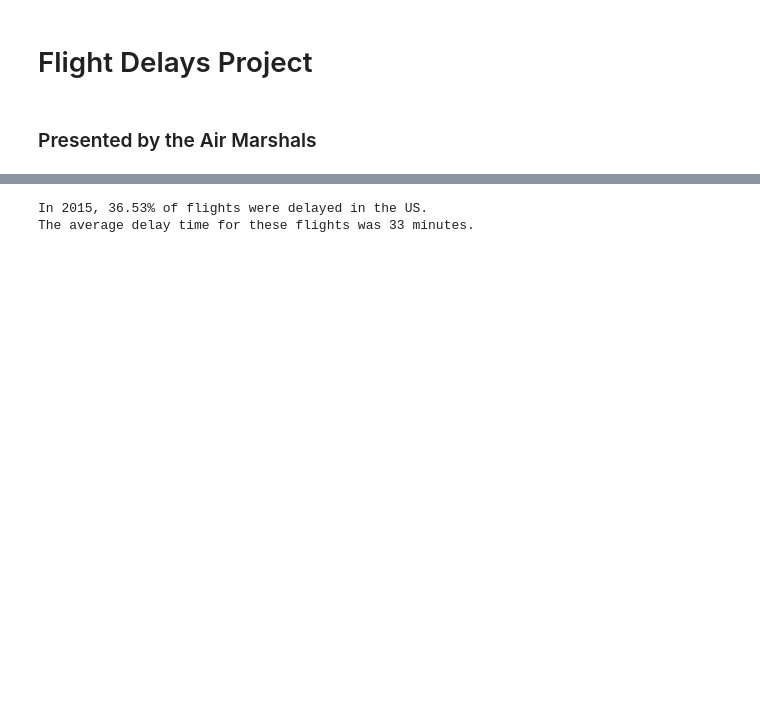
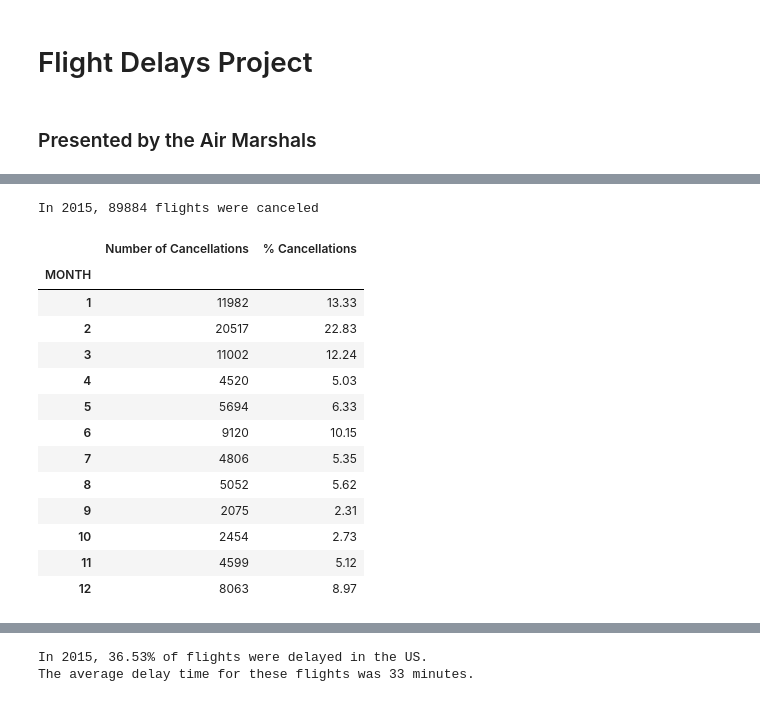
Before and after one commit to Chadi272/The_Air_Marshalls, a Jupyter notebook: Flight Delays.ipynb, the cells around one changed output, grey strips where cells are left out. Drawn from its saved outputs; the diff is of its cells as text; code cells hidden in the pictures; blank space fills up the shorter version.

```diff
--- a/Flight Delays.ipynb
+++ b/Flight Delays.ipynb
@@ -66,0 +78,35 @@ sinfo
+# %%
+# creating a df where it contains only cancelled flights
+cdf = df.loc[df['CANCELLED'] == 1]
+#getting the count
+cfl = cdf['CANCELLED'].count()
+#printing initial results
+print(f'In 2015, {cfl} flights were canceled')
+#grouping by month
+ndf = cdf.groupby('MONTH')
+#get the count of cancelled flights and total flights
+cancelled = ndf['CANCELLED'].count()
+tot = cdf['CANCELLED'].count()
+#create a dataframe to display information
+cncl = pd.DataFrame({
+    'Number of Cancellations': cancelled,
+    '% Cancellations': (cancelled/tot)*100
+})
+# display df created
+cncl
+# %% [output]
+In 2015, 89884 flights were canceled
+|  | Number of Cancellations | % Cancellations |
+| MONTH |  |  |
+| 1 | 11982 | 13.33 |
+| 2 | 20517 | 22.83 |
+| 3 | 11002 | 12.24 |
+| 4 | 4520 | 5.03 |
+| 5 | 5694 | 6.33 |
+| 6 | 9120 | 10.15 |
+| 7 | 4806 | 5.35 |
+| 8 | 5052 | 5.62 |
+| 9 | 2075 | 2.31 |
+| 10 | 2454 | 2.73 |
+| 11 | 4599 | 5.12 |
+| 12 | 8063 | 8.97 |
```
Also changed, not shown: parts of 5 cells of this notebook.
